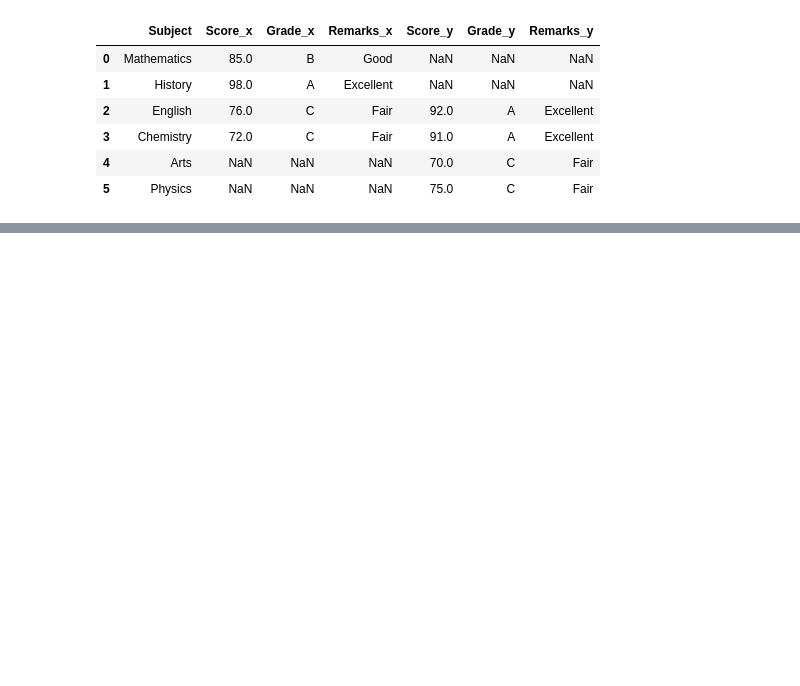
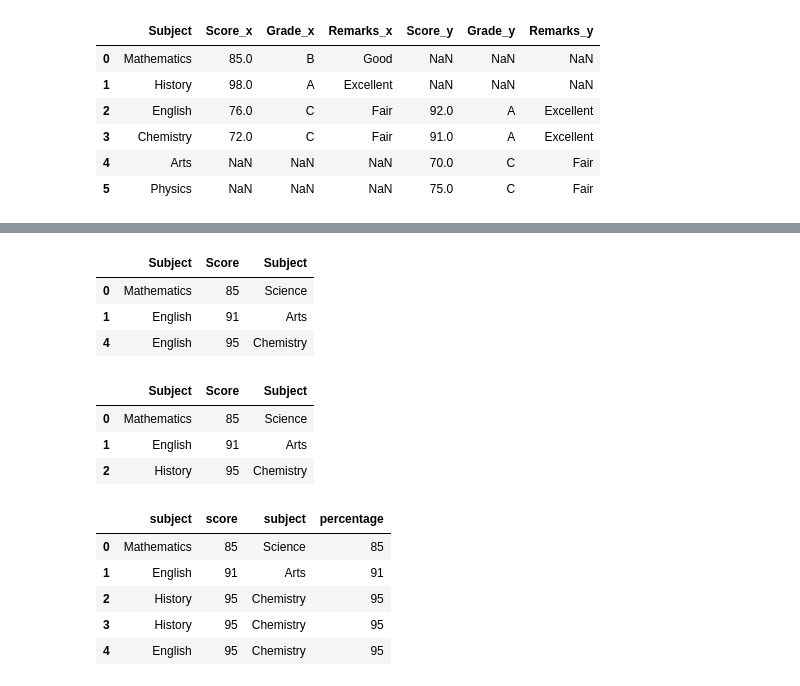
Before and after one commit to Dannysesi/Data_Science-learning, a Jupyter notebook: 30days_of_learning_pandas.ipynb, the cells around one changed output, grey strips where cells are left out. Drawn from its saved outputs; the diff is of its cells as text; code cells hidden in the pictures; blank space fills up the shorter version.

Commit message:
handling duplicates rows and columns

```diff
--- a/30days_of_learning_pandas.ipynb
+++ b/30days_of_learning_pandas.ipynb
@@ -1670,0 +1706,32 @@ join_inner_df
+# %%
+result = my_df.drop_duplicates(keep=False)
+result.head()
+# %% [output]
+|  | Subject | Score | Subject |
+| 0 | Mathematics | 85 | Science |
+| 1 | English | 91 | Arts |
+| 4 | English | 95 | Chemistry |
+# %%
+result = my_df.drop_duplicates(subset=['Score'])
+result.head()
+# %% [output]
+|  | Subject | Score | Subject |
+| 0 | Mathematics | 85 | Science |
+| 1 | English | 91 | Arts |
+| 2 | History | 95 | Chemistry |
+# %%
+import pandas as pd
+scores = [['Mathematics', 85 , 'Science', 85 ],
+['English', 91 , 'Arts', 91 ],
+['History', 95 , 'Chemistry', 95 ],
+['History', 95 , 'Chemistry', 95 ],['English', 95 , 'Chemistry', 95 ],
+]
+my_df = pd.DataFrame(scores, columns=['subject', 'score', 'subject', 'percentage'])
+my_df
+# %% [output]
+|  | subject | score | subject | percentage |
+| 0 | Mathematics | 85 | Science | 85 |
+| 1 | English | 91 | Arts | 91 |
+| 2 | History | 95 | Chemistry | 95 |
+| 3 | History | 95 | Chemistry | 95 |
+| 4 | English | 95 | Chemistry | 95 |
```
Also changed, not shown: parts of 6 cells of this notebook.
